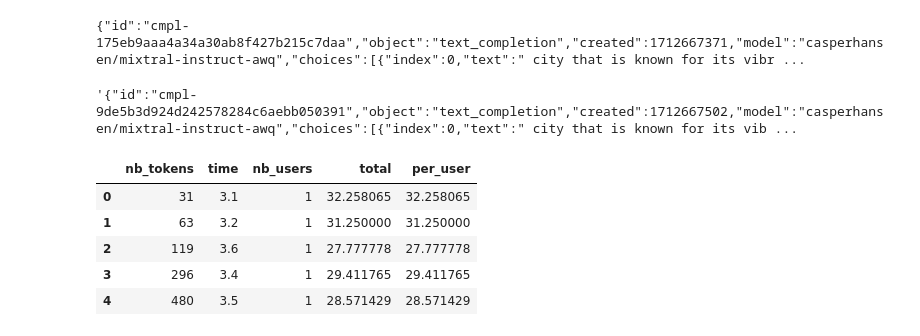
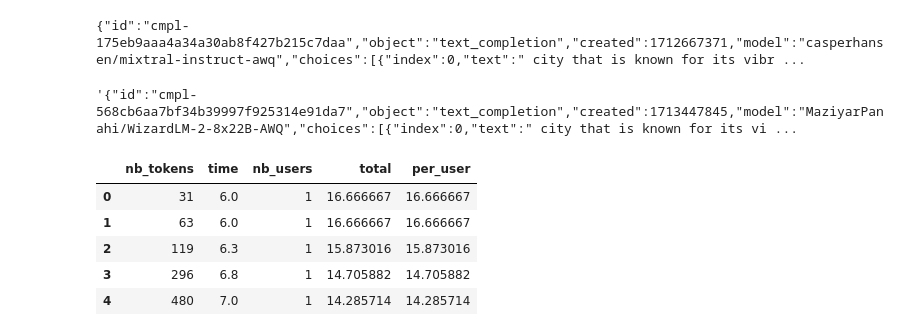
Before and after one commit to Naowak/Local-LLMs, a Jupyter notebook: test_plafrim.ipynb, the cells around one changed output. Saved outputs shown, nothing was run; the diff lists cells and outputs as text; code cells hidden in the pictures.

Commit message:
test mixtral wizardlm 2 8x22b

```diff
--- a/test_plafrim.ipynb
+++ b/test_plafrim.ipynb
@@ -5,11 +5,11 @@
 # %%
 import requests
 
-response = requests.post("http://localhost:8000/v1/completions", json={"model": "casperhansen/mixtral-instruct-awq","prompt": "San Francisco is a","max_tokens": 100,"temperature": 0})
+response = requests.post("http://localhost:8000/v1/completions", json={"model": "MaziyarPanahi/WizardLM-2-8x22B-AWQ","prompt": "San Francisco is a","max_tokens": 100,"temperature": 0})
 
 response.text
 # %% [output]
-'{"id":"cmpl-9de5b3d924d242578284c6aebb050391","object":"text_completion","created":1712667502,"model":"casperhansen/mixtral-instruct-awq","choices":[{"index":0,"text":" city that is known for its vib ...
+'{"id":"cmpl-568cb6aa7bf34b39997f925314e91da7","object":"text_completion","created":1713447845,"model":"MaziyarPanahi/WizardLM-2-8x22B-AWQ","choices":[{"index":0,"text":" city that is known for its vi ...
 # %%
 new_data = []
 for key in data:
@@ -18,37 +18,50 @@ for key in data:
 # %%
 import numpy as np
 import plotly.express as px
 import pandas as pd
 
 nb_tokens = [31, 63, 119, 296, 480, 822, 2193]
 
-data = {
+data_mixtral_8x7b = {
     1: [3.1, 3.2, 3.6, 3.4, 3.5, 3.5, 4.1],
     2: [3.3, 3.3, 3.5, 3.5, 3.8, 3.8, 4.7],
     4: [3.5, 3.6, 3.5, 4.3, 4.1, 4.6, 6.2],
     8: [3.8, 3.8, 4.0, 4.3, 4.9, 5.7, 9.3],
     16: [4.3, 4.6, 4.9, 6.0, 6.7, 8.5, 15.5],
     32: [6.0, 6.4, 7.6, 8.7, 10.9, 14.2, np.nan],
     64: [10.0, 10.5, 11.6, 15.5, np.nan, np.nan, np.nan],
     128: [18.5, 19.6, 21.5, np.nan, np.nan, np.nan, np.nan],
 }
 
+data_wizard2_8x22b = {
+    1: [6.0, 6.0, 6.3, 6.8, 7.0, 7.6, 10.9],
+    2: [7.2, 7.1, 7.4, 8.4, 8.7, 10.3, 16.7],
+    4: [8.0, 8.1, 8.7, 10.3, 11.9, 14.2, 21.3],
+    8: [9.0, 9.4, 10.0, 13.0, 16.7, 19.4, 36.2],
+    16: [11.0, 12.2, 13.2, 21.1, 26.5, 31.9, 66.4],
+    32: [16.0, 17.6, 22.6, 33.6, 37.7, 56.7, np.nan],
+    64: [28.0, 31.8, 35.9, 56.0, 71.7, np.nan, np.nan],
+    128: [52.0, 55.3, 67.0, 111.7, np.nan, np.nan, np.nan],
+}
+
+data = data_wizard2_8x22b
+
 new_data = []
 for key in data:
     for i, time in enumerate(data[key]):
         new_data.append({'nb_tokens': nb_tokens[i], 'time': time, 'nb_users': key})
 
 df = pd.DataFrame(new_data)
 df['total'] = df.nb_users * 100 / df.time
 df['per_user'] = df.total / df.nb_users
 df.head()
 # %% [output]
 |  | nb_tokens | time | nb_users | total | per_user |
-| 0 | 31 | 3.1 | 1 | 32.258065 | 32.258065 |
-| 1 | 63 | 3.2 | 1 | 31.250000 | 31.250000 |
-| 2 | 119 | 3.6 | 1 | 27.777778 | 27.777778 |
-| 3 | 296 | 3.4 | 1 | 29.411765 | 29.411765 |
-| 4 | 480 | 3.5 | 1 | 28.571429 | 28.571429 |
+| 0 | 31 | 6.0 | 1 | 16.666667 | 16.666667 |
+| 1 | 63 | 6.0 | 1 | 16.666667 | 16.666667 |
+| 2 | 119 | 6.3 | 1 | 15.873016 | 15.873016 |
+| 3 | 296 | 6.8 | 1 | 14.705882 | 14.705882 |
+| 4 | 480 | 7.0 | 1 | 14.285714 | 14.285714 |
 # %%
 fig = px.line(df, x='nb_tokens', y='time', color="nb_users", log_x=True, title="Temps nécessaire pour générer 100 tokens en fonction de la taille du prompt et du nombre d'utilisateurs simultanés.")
 fig.update_traces(mode='lines+markers')
```
Also changed, not shown: parts of 1 cell of this notebook, 1 other file.
